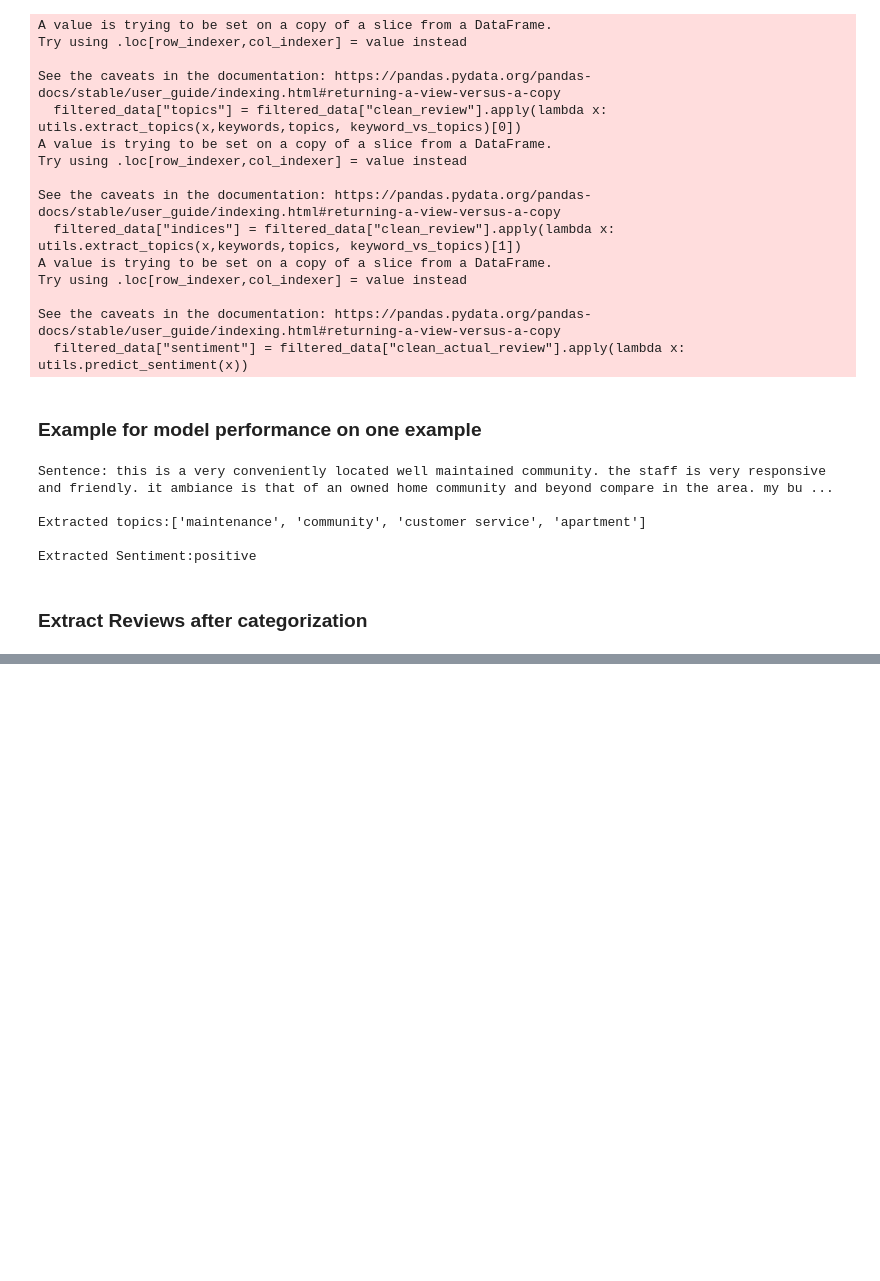
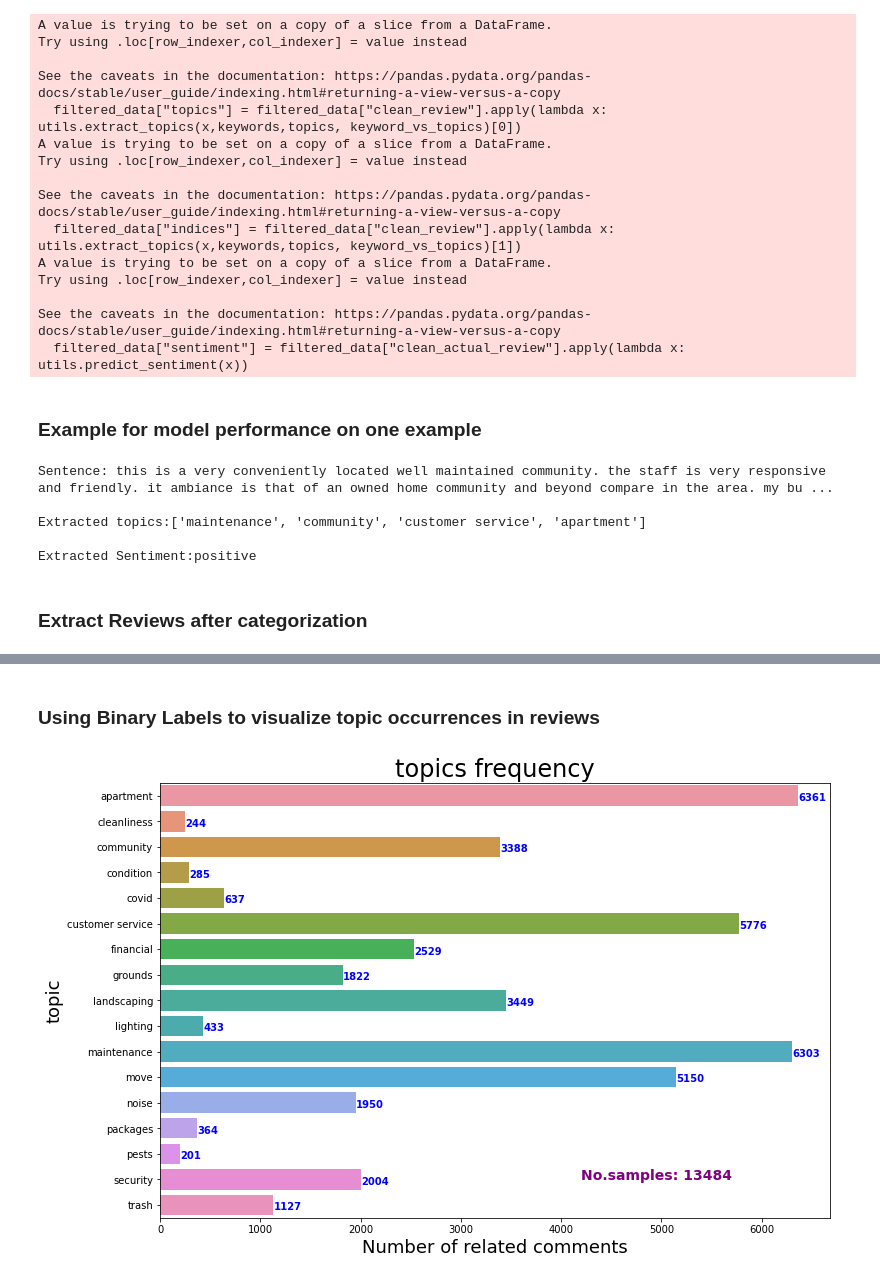
Before and after one commit to OmarFarag95/insights-from-unstructured-reviews, a Jupyter notebook: insights_modelling_notebook.ipynb, the cells around one changed output, grey strips where cells are left out. Drawn from its saved outputs; the diff is of its cells as text; code cells hidden in the pictures; blank space fills up the shorter version.

Commit message:
add data analysis and visualization utils

```diff
--- a/insights_modelling_notebook.ipynb
+++ b/insights_modelling_notebook.ipynb
@@ -147,0 +154,2 @@ filtered_data.to_csv("reviews_categorized.csv")
+# %%
+filtered_data = filtered_data.reset_index()
@@ -147,0 +167,5 @@ filtered_data.to_csv("reviews_categorized.csv")
+# %%
+mlb = MultiLabelBinarizer()
+
+#transform the topics column to a series of columns with binary values
+binary_labels=pd.DataFrame(mlb.fit_transform(filtered_data['topics']),columns=mlb.classes_)
@@ -147,0 +181,21 @@ filtered_data.to_csv("reviews_categorized.csv")
+# %% [markdown]
+### Using Binary Labels to visualize topic occurrences in reviews
+# %%
+plt.figure(figsize=(12,8))
+categories = list(binary_labels.columns.values)
+ax= sns.barplot(binary_labels.sum().values, categories)
+
+plt.title("topics frequency", fontsize=24)
+plt.ylabel('topic', fontsize=18)
+plt.xlabel('Number of related comments', fontsize=18)
+
+#adding the text labels
+rects = ax.patches
+for i, v in enumerate(binary_labels.sum().values):
+    ax.text(v + 3, i + .2, str(v), color='blue', fontweight='bold')
+
+labels = binary_labels.sum().values
+plt.text(4200, 15, f"No.samples: {len(filtered_data)}", size=14, color='purple', fontweight= "bold")
+plt.show()
+# %% [output]
+[figure, added]
```
Also changed, not shown: parts of 10 cells of this notebook.
